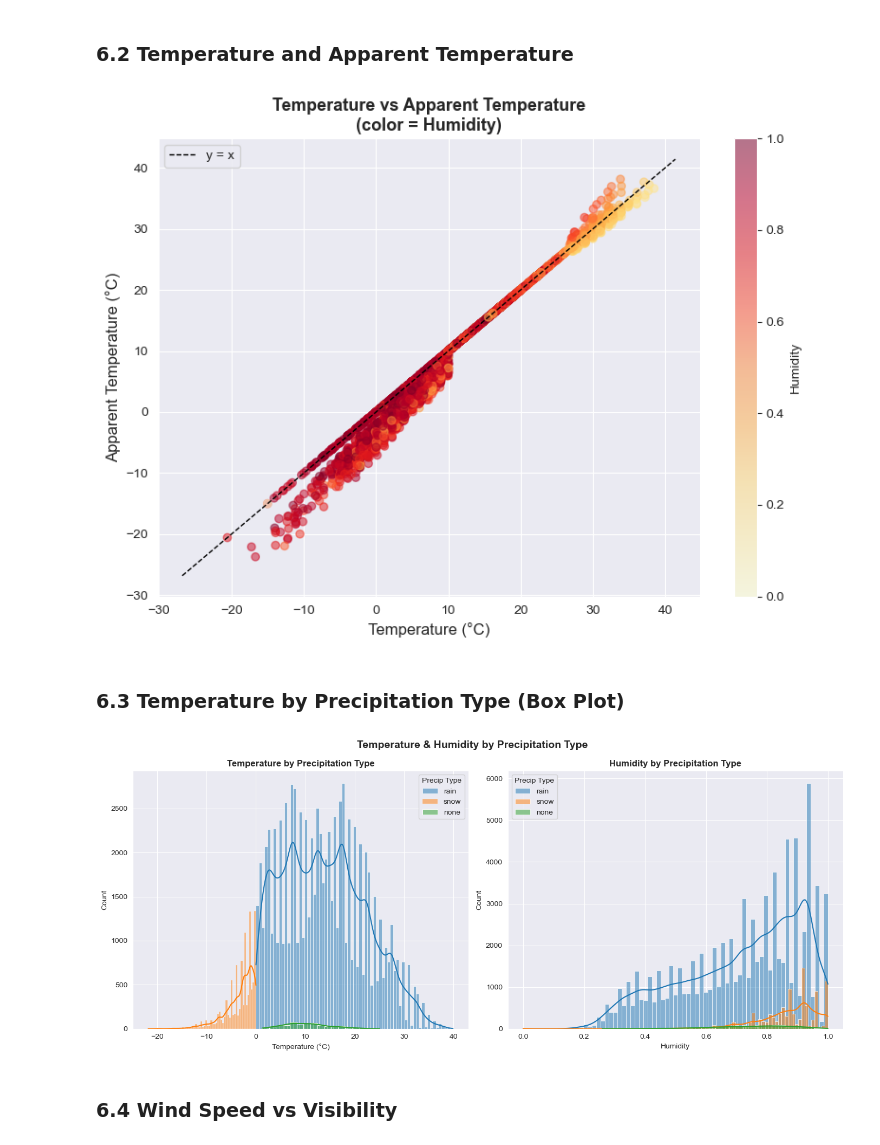
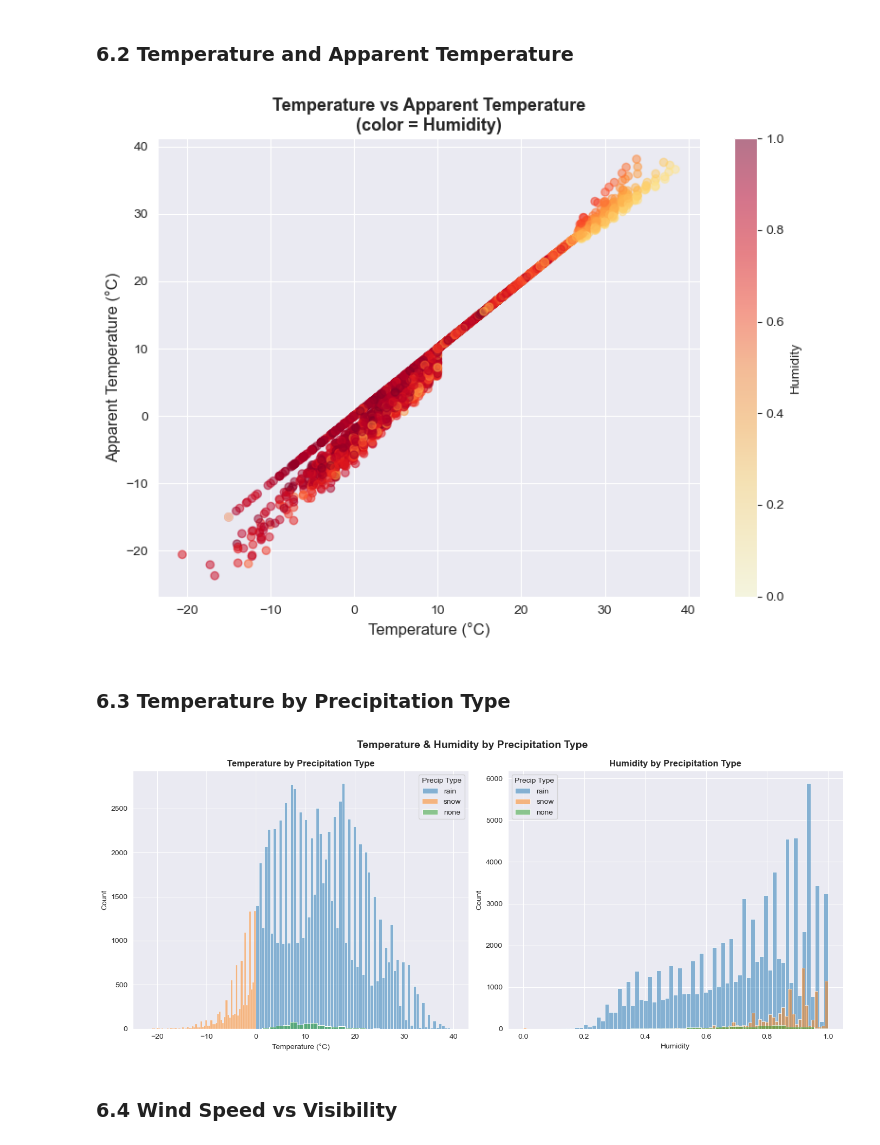
Before and after one commit to Joy-S-07/Data-Analysis-Project-BCT, a Jupyter notebook: main.ipynb, the cells around one changed output. Drawn from its saved outputs; the diff is of its cells as text; code cells hidden in the pictures.

```diff
--- a/main.ipynb
+++ b/main.ipynb
@@ -191,31 +192,27 @@ plt.show()
 # %%
 sample = df.sample(5000, random_state=42)
 
 fig, ax = plt.subplots(figsize=(8, 6))
 sc = ax.scatter(sample['Temperature (C)'], sample['Apparent Temperature (C)'],
                 c=sample['Humidity'], cmap='YlOrRd', alpha=0.5)
 plt.colorbar(sc, ax=ax, label='Humidity')
 ax.set_xlabel('Temperature (°C)', fontsize=12)
 ax.set_ylabel('Apparent Temperature (°C)', fontsize=12)
 ax.set_title('Temperature vs Apparent Temperature\n(color = Humidity)', fontsize=13, fontweight='bold')
-# 45-degree reference line
-lims = [min(ax.get_xlim()[0], ax.get_ylim()[0]),
-        max(ax.get_xlim()[1], ax.get_ylim()[1])]
-ax.plot(lims, lims, 'k--', linewidth=1, label='y = x')
-ax.legend(fontsize=10)
+
 plt.tight_layout()
 plt.savefig('./visuals/fig5_temp_vs_apparent.png', bbox_inches='tight')
 plt.show()
 # %% [output]
-[figure, old version]
+[figure, new version]
 # %% [markdown]
-### 6.3 Temperature by Precipitation Type (Box Plot)
+### 6.3 Temperature by Precipitation Type
 # %%
 fig, axes = plt.subplots(1, 2, figsize=(14, 6))
 
 for precip_type in df['Precip Type'].unique():
     subset = df[df['Precip Type'] == precip_type]
-    sns.histplot(subset['Temperature (C)'], ax=axes[0], kde=True,
+    sns.histplot(subset['Temperature (C)'], ax=axes[0],
                  label=precip_type, alpha=0.5,)
 
 axes[0].set_title('Temperature by Precipitation Type', fontsize=12, fontweight='bold')
@@ -225,7 +222,7 @@ axes[0].legend(title='Precip Type')
 
 for precip_type in df['Precip Type'].unique():
     subset = df[df['Precip Type'] == precip_type]
-    sns.histplot(subset['Humidity'], ax=axes[1], kde=True,
+    sns.histplot(subset['Humidity'], ax=axes[1],
                  label=precip_type, alpha=0.5, edgecolor='white', linewidth=0.5)
 
 axes[1].set_title('Humidity by Precipitation Type', fontsize=12, fontweight='bold')
@@ -238,7 +235,7 @@ plt.tight_layout()
 plt.savefig('./visuals/fig6_temp_humidity_by_precip.png', bbox_inches='tight')
 plt.show()
 # %% [output]
-[figure, old version]
+[figure, new version]
 # %% [markdown]
 ### 6.4 Wind Speed vs Visibility
 # %%
```
Also changed, not shown: parts of 4 cells of this notebook.
